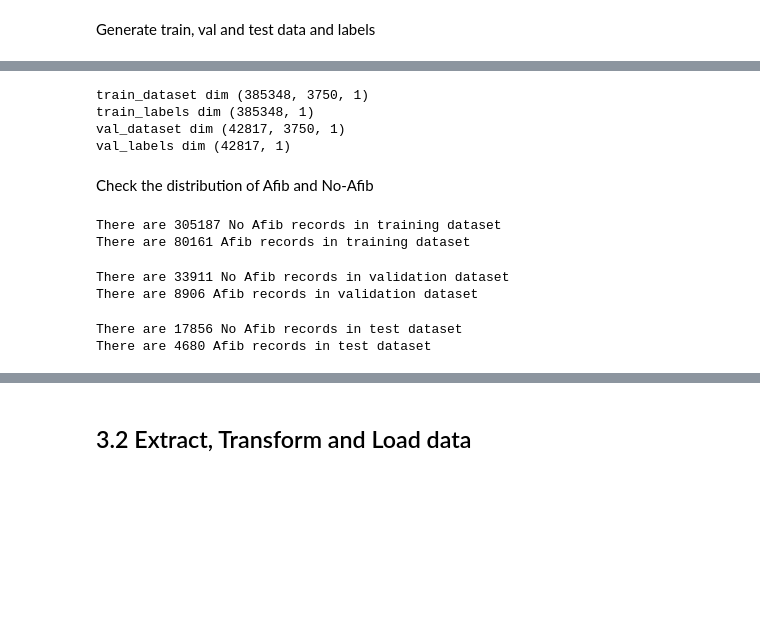
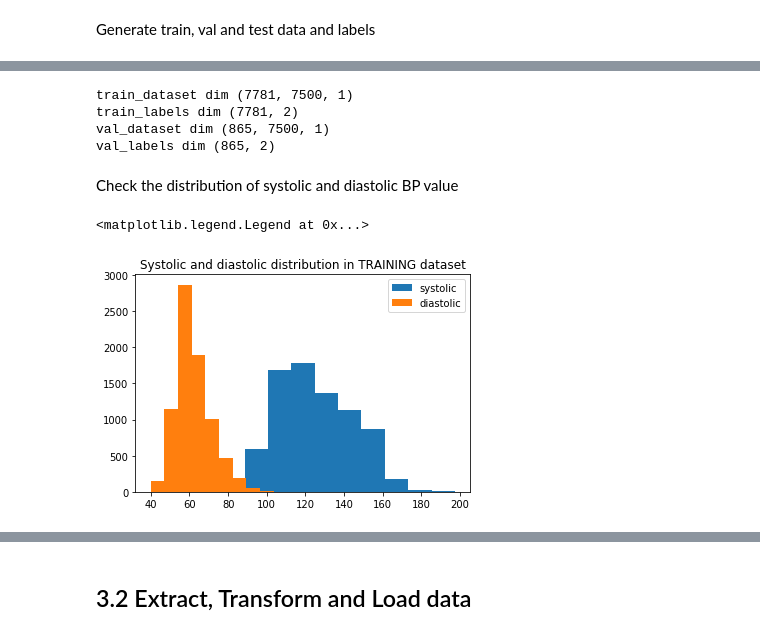
Before and after one commit to supertime1/BP_PPG, a Jupyter notebook: BP_PPG_simple_CNN.ipynb, the cells around one changed output, grey strips where cells are left out. Saved outputs shown, nothing was run; the diff lists cells and outputs as text; code cells hidden in the pictures; blank space fills up the shorter version.

```diff
--- a/BP_PPG_simple_CNN.ipynb
+++ b/BP_PPG_simple_CNN.ipynb
@@ -103,10 +103,10 @@ with open('C:/Users/57lzhang.US04WW4008/Desktop/Afib/Afib data/Afib PPG data/015
 # %% [markdown]
 ###3.1.2 Load data and label
 # %%
-with open('C:/Users/57lzhang.US04WW4008/Desktop/Afib/Afib data/Afib PPG data/015ECG_015PPG_flatline/data', "rb") as fp:
+with open('C:/Users/57lzhang.US04WW4008/Desktop/Blood pressure/BP data/BP_data.pkl', "rb") as fp:
   raw_signals = pickle.load(fp)
 # %%
-with open('C:/Users/57lzhang.US04WW4008/Desktop/Afib/Afib data/Afib PPG data/015ECG_015PPG_flatline/labels', "rb") as fp:
+with open('C:/Users/57lzhang.US04WW4008/Desktop/Blood pressure/BP data/BP_label.pkl', "rb") as fp:
   raw_labels = pickle.load(fp)
 # %%
 #create the right dim for signals
@@ -164,33 +164,18 @@ print("train_labels dim", train_labels.shape)
 print("val_dataset dim", val_dataset.shape)
 print("val_labels dim", val_labels.shape)
 # %% [output]
-train_dataset dim (385348, 3750, 1)
-train_labels dim (385348, 1)
-val_dataset dim (42817, 3750, 1)
-val_labels dim (42817, 1)
+train_dataset dim (7781, 7500, 1)
+train_labels dim (7781, 2)
+val_dataset dim (865, 7500, 1)
+val_labels dim (865, 2)
 # %% [markdown]
-Check the distribution of Afib and No-Afib
+Check the distribution of systolic and diastolic BP value
-# %%
-#check unique labels in train dataset
-unique, count = np.unique(train_labels,return_counts=True)
-print('There are', count[0], 'No Afib records in training dataset')
-print('There are', count[1], 'Afib records in training dataset')
-# %% [output]
-There are 305187 No Afib records in training dataset
-There are 80161 Afib records in training dataset
-# %%
-#check unique labels in train dataset
-unique, count = np.unique(val_labels,return_counts=True)
-print('There are', count[0], 'No Afib records in validation dataset')
-print('There are', count[1], 'Afib records in validation dataset')
-# %% [output]
-There are 33911 No Afib records in validation dataset
-There are 8906 Afib records in validation dataset
-# %%
-#check unique labels in test dataset
-unique, count = np.unique(test_labels,return_counts=True)
-print('There are', count[0], 'No Afib records in test dataset')
-print('There are', count[1], 'Afib records in test dataset')
-# %% [output]
-There are 17856 No Afib records in test dataset
-There are 4680 Afib records in test dataset
+# %%
+#check sys and dia distribution in train dataset
+plt.title("Systolic and diastolic distribution in TRAINING dataset")
+plt.hist(train_labels[:,0], label="systolic")
+plt.hist(train_labels[:,1],label="diastolic")
+plt.legend()
+# %% [output]
+<matplotlib.legend.Legend at 0x...>
+[figure, added]
```
Also changed, not shown: parts of 22 cells of this notebook.
